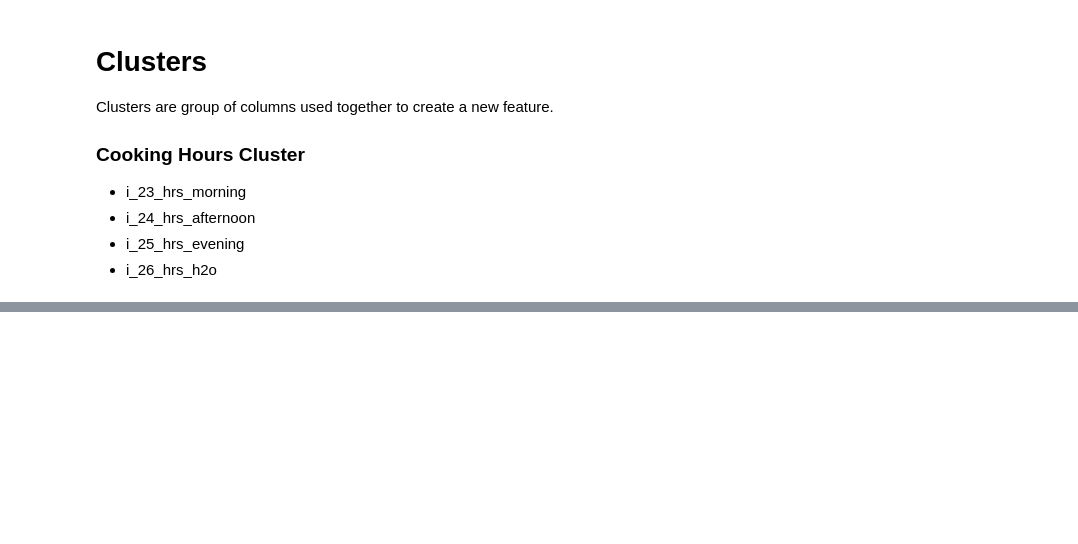
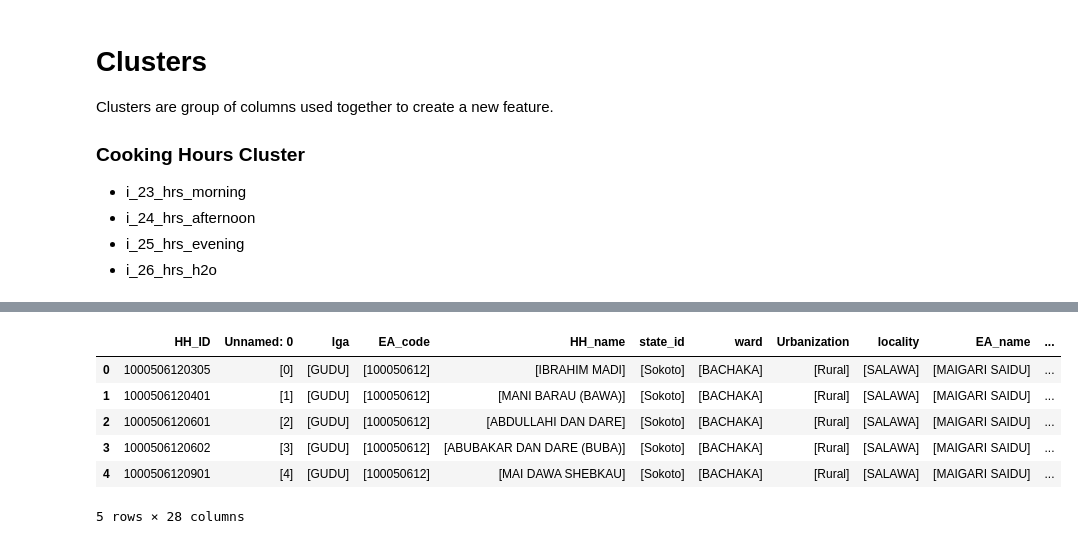
Before and after one commit to SESAM-Polimi/offgrid-demand-estimation, a Jupyter notebook: datasets/nigeria.ipynb, the cells around one changed output, grey strips where cells are left out. Cells and saved outputs as stored; diff of their text form; code cells hidden in the pictures; blank space fills up the shorter version.

Commit message:
finished nigeria

```diff
--- a/datasets/nigeria.ipynb
+++ b/datasets/nigeria.ipynb
@@ -430,4 +37,0 @@ ZMB.10_1
-# %%
-MTF_HH_Core_Survey = MTF_HH_Core_Survey.apply(common_modifiers.add_const_driver("GADM_level_0", "Kenya"))
-
-MTF_HH_Core_Survey.to_dataframe().head()
@@ -596,0 +446,38 @@ Kenya.get_columns()
+# %%
+NG_MTF_HH_SEC_0 = ODEDataset("Nigeria/NG_MTF_HH_SEC_0")
+NG_MTF_HH_SEC_0.from_excel("../playground/data/ESMAP/nigeria/NG_MTF_HH_SEC_0.xlsx", ).group_by("HH_ID")
+NG_MTF_HH_SEC_0 = NG_MTF_HH_SEC_0.apply(common_modifiers.add_const_driver("GADM_level_0", "Nigeria"))
+
+gadm_level_1_df = pd.read_excel("../playground/data/ESMAP/nigeria/GADM_level_1.xlsx")
+gadm_level_2_df = pd.read_excel("../playground/data/ESMAP/nigeria/GADM_level_2.xlsx")
+
+NG_MTF_HH_SEC_0 = NG_MTF_HH_SEC_0.new_feature("GADM_level_raw", geospatial.get_gadm(
+    gadm_level_1_df,
+    gadm_level_2_df,
+    gadm_level_2_df,
+    'state_id', 'lga', 'ward', '', 'nigeria'
+))
+
+NG_MTF_HH_SEC_0 = NG_MTF_HH_SEC_0.new_feature("GADM_level_1", lambda x: x['GADM_level_raw'][1])
+NG_MTF_HH_SEC_0 = NG_MTF_HH_SEC_0.new_feature("GADM_level_2", lambda x: x['GADM_level_raw'][2])
+NG_MTF_HH_SEC_0 = NG_MTF_HH_SEC_0.new_feature("GADM_level_3", lambda x: np.nan)
+# %%
+NG_MTF_HH_SEC_0 = NG_MTF_HH_SEC_0.new_feature("Climate_zone_lev_1",
+                                              geospatial.gis_info_by_gadm_level('Climate_majority',
+                                                                                gadm_level_1_df,
+                                                                                'GADM_level_1',
+                                                                                ))
+
+NG_MTF_HH_SEC_0 = NG_MTF_HH_SEC_0.new_feature("Climate_zone_lev_2",
+                                              geospatial.gis_info_by_gadm_level('Climate_majority',
+                                                                                gadm_level_2_df,
+                                                                                'GADM_level_2',
+                                                                                ))
+# %% [output]
+|  | HH_ID | Unnamed: 0 | lga | EA_code | HH_name | state_id | ward | Urbanization | locality | EA_name | ... |
+| 0 | 1000506120305 | [0] | [GUDU] | [100050612] | [IBRAHIM MADI] | [Sokoto] | [BACHAKA] | [Rural] | [SALAWA] | [MAIGARI SAIDU] | ... |
+| 1 | 1000506120401 | [1] | [GUDU] | [100050612] | [MANI BARAU (BAWA)] | [Sokoto] | [BACHAKA] | [Rural] | [SALAWA] | [MAIGARI SAIDU] | ... |
+| 2 | 1000506120601 | [2] | [GUDU] | [100050612] | [ABDULLAHI DAN DARE] | [Sokoto] | [BACHAKA] | [Rural] | [SALAWA] | [MAIGARI SAIDU] | ... |
+| 3 | 1000506120602 | [3] | [GUDU] | [100050612] | [ABUBAKAR DAN DARE (BUBA)] | [Sokoto] | [BACHAKA] | [Rural] | [SALAWA] | [MAIGARI SAIDU] | ... |
+| 4 | 1000506120901 | [4] | [GUDU] | [100050612] | [MAI DAWA SHEBKAU] | [Sokoto] | [BACHAKA] | [Rural] | [SALAWA] | [MAIGARI SAIDU] | ... |
+5 rows × 28 columns
```
Also changed, not shown: parts of 54 cells of this notebook, 10 other files.
